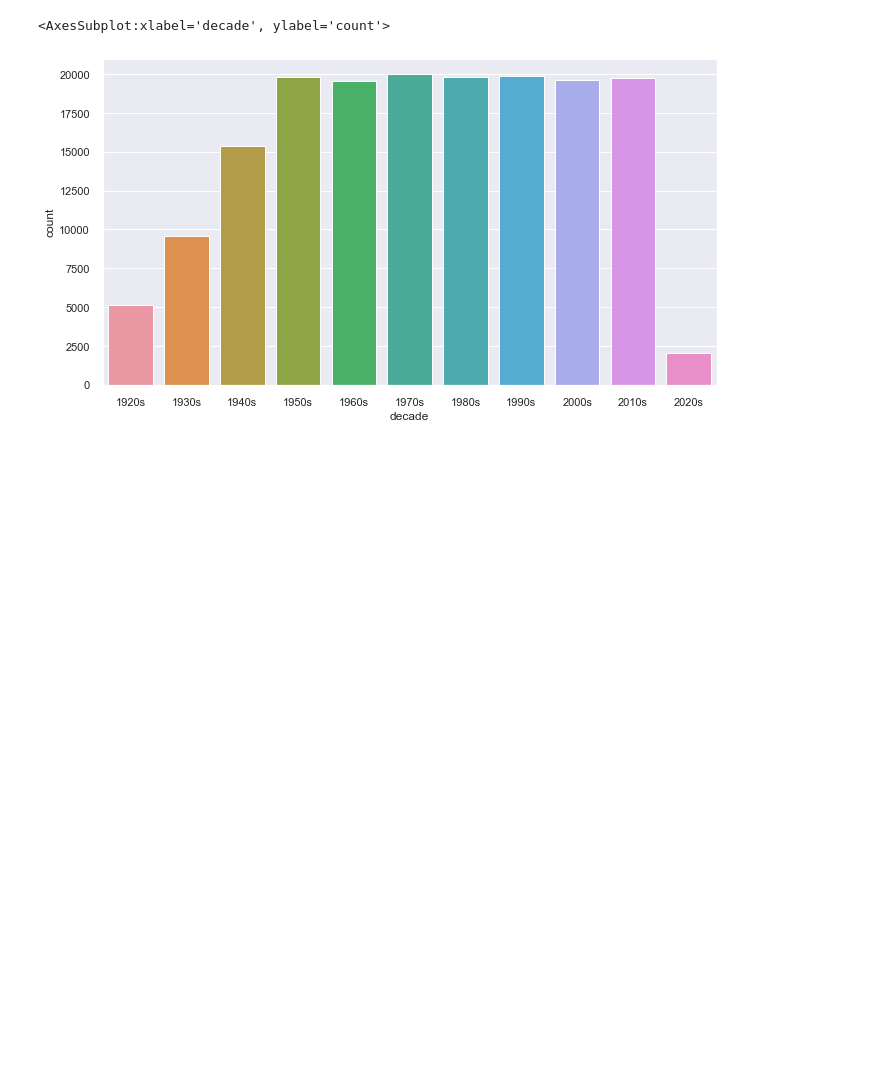
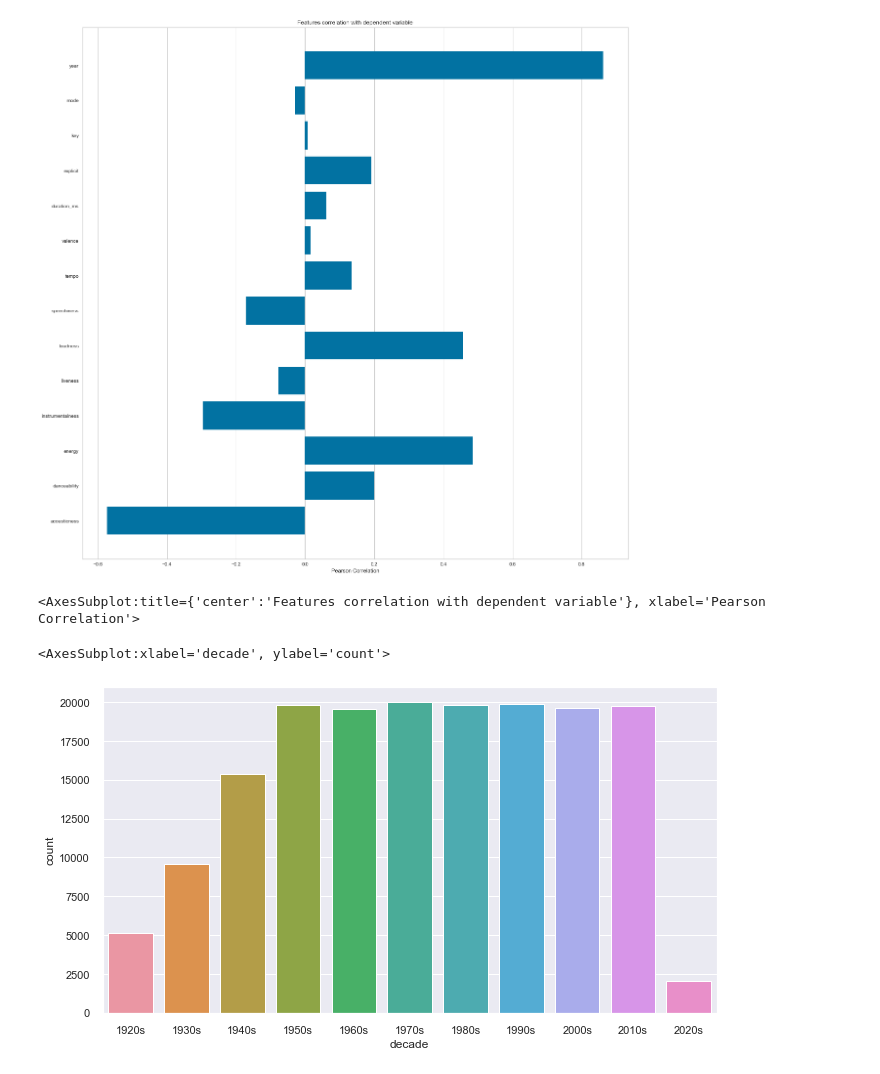
Before and after one commit to natapin/ssiprojekt, a Jupyter notebook: notebook94cc78ba5e.ipynb, the cells around one changed output. Saved outputs shown, nothing was run; the diff lists cells and outputs as text; code cells hidden in the pictures; blank space fills up the shorter version.

```diff
--- a/notebook94cc78ba5e.ipynb
+++ b/notebook94cc78ba5e.ipynb
@@ -30,7 +28,7 @@ from datetime import datetime
 from sklearn.preprocessing import MinMaxScaler
 from sklearn.metrics.pairwise import cosine_similarity
 # %%
-data = pd.read_csv("../Desktop/data/data.csv")
-genre_data = pd.read_csv('../Desktop/data/data_by_genres.csv')
-year_data = pd.read_csv('../Desktop/data/data_by_year.csv')
+spotify_data = pd.read_csv('C:/Users/ja/Desktop/data/data.csv')
+genre_data = pd.read_csv('C:/Users/ja/Desktop/data/data_by_genres.csv')
+year_data = pd.read_csv('C:/Users/ja/Desktop/data/data_by_year.csv')
 # %%
@@ -45,20 +115,23 @@ year_data.head()
 # %%
 from yellowbrick.target import FeatureCorrelation
 
 feature_names = ['acousticness', 'danceability', 'energy', 'instrumentalness',
        'liveness', 'loudness', 'speechiness', 'tempo', 'valence','duration_ms','explicit','key','mode','year']
 
-X, y = data[feature_names], data['popularity']
+X, y = spotify_data[feature_names], spotify_data['popularity']
 
 # Create a list of the feature names
 features = np.array(feature_names)
 
 # Instantiate the visualizer
 visualizer = FeatureCorrelation(labels=features)
 
 plt.rcParams['figure.figsize']=(20,20)
 visualizer.fit(X, y)     # Fit the data to the visualizer
 visualizer.show()
+# %% [output]
+[figure, added]
+<AxesSubplot:title={'center':'Features correlation with dependent variable'}, xlabel='Pearson Correlation'>
 # %%
 def get_decade(year):
     period_start = int(year/10) * 10
```
Also changed, not shown: parts of 17 cells of this notebook.
